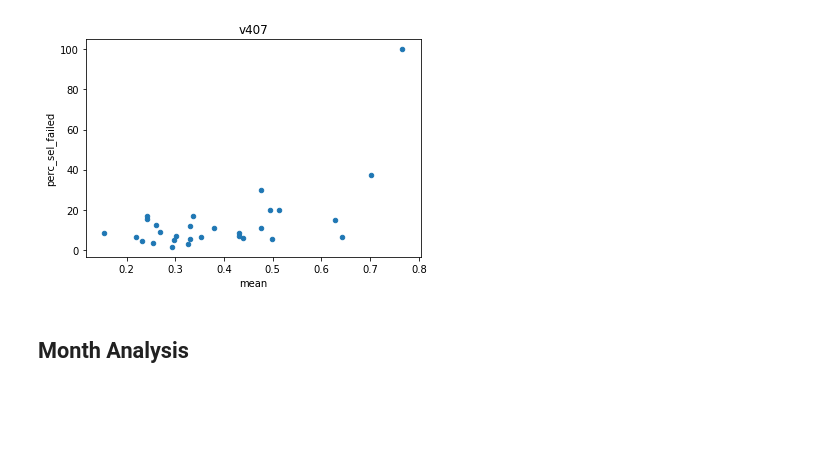
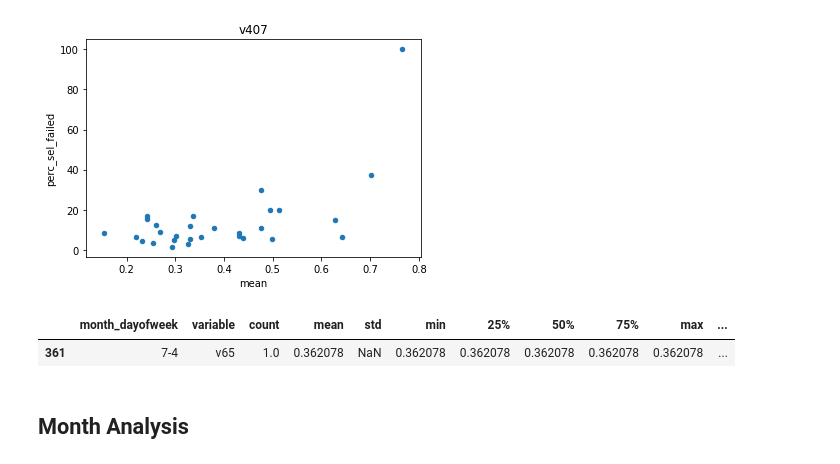
Before and after one commit to mvanegas10/Manufacturing-Process, a Jupyter notebook: Analysis/Analysis.ipynb, the cells around one changed output. Cells and saved outputs as stored; diff of their text form; code cells hidden in the pictures; blank space fills up the shorter version.

```diff
--- a/Analysis/Analysis.ipynb
+++ b/Analysis/Analysis.ipynb
@@ -104,6 +104,12 @@ plt.show()
 [figure]
 [figure]
 [figure]
+# %%
+df_week_description[(df_week_description['variable'] == 'v65') & (df_week_description['perc_sel_failed'] == 100.0)]
+#df_week_description.sort_values('perc_sel_failed', ascending=False)['perc_sel_failed']
+# %% [output]
+|  | month_dayofweek | variable | count | mean | std | min | 25% | 50% | 75% | max | ... |
+| 361 | 7-4 | v65 | 1.0 | 0.362078 | NaN | 0.362078 | 0.362078 | 0.362078 | 0.362078 | 0.362078 | ... |
 # %% [markdown]
 ## Month Analysis
 # %%
```
Also changed, not shown: parts of 3 cells of this notebook, 3 other files.
